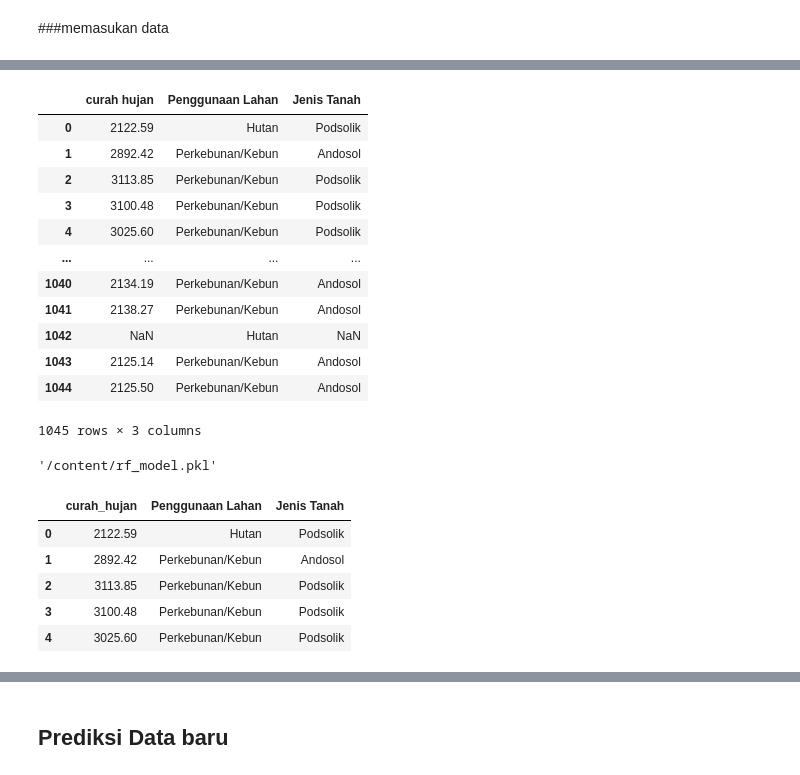
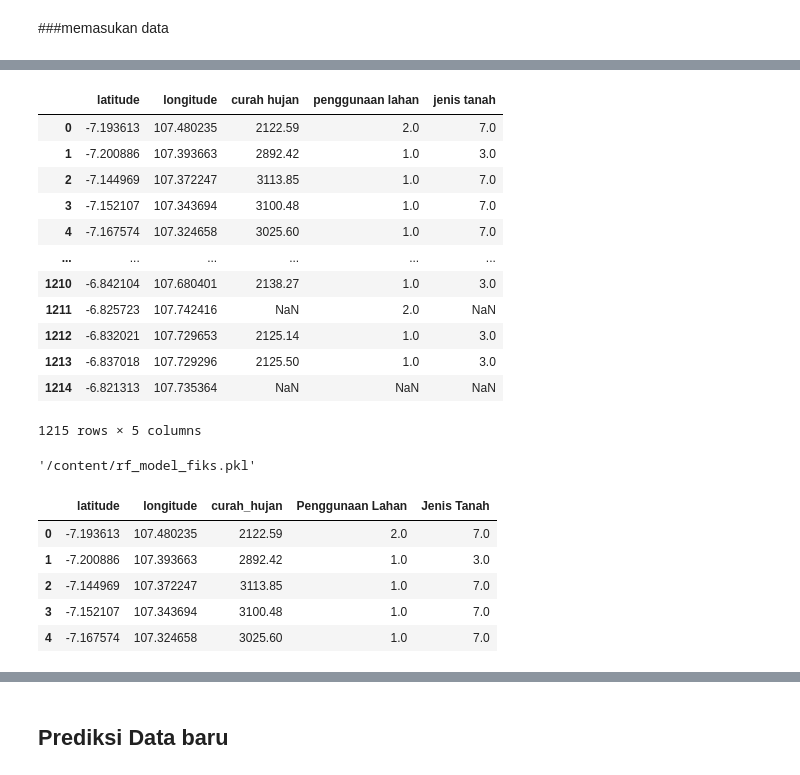
Before and after one commit to aryanriyanto/RandomForest_Prediksi_Banjir_Di_Kabupaten_Bandung, a Jupyter notebook: Prediksi_Banjir_Menggunakan_Random_Forest.ipynb, the cells around one changed output, grey strips where cells are left out. Cells and saved outputs as stored; diff of their text form; code cells hidden in the pictures.

```diff
--- a/Prediksi_Banjir_Menggunakan_Random_Forest.ipynb
+++ b/Prediksi_Banjir_Menggunakan_Random_Forest.ipynb
@@ -846,5 +918,5 @@ import pandas as pd
 import joblib
 
 # Path file data baru dan model tersimpan
-data_baru = pd.read_excel ('/content/data_baru_prediksi.xlsx')
-model_path = '/content/rf_model.pkl'
+data_baru = pd.read_excel ('/content/Data baru untuk Prediksi.xlsx')
+model_path = '/content/rf_model_fiks.pkl'
@@ -851,30 +937,30 @@ model_path = '/content/rf_model.pkl'
 # %%
 data_baru
 # %% [output]
-|  | curah hujan | Penggunaan Lahan | Jenis Tanah |
-| 0 | 2122.59 | Hutan | Podsolik |
-| 1 | 2892.42 | Perkebunan/Kebun | Andosol |
-| 2 | 3113.85 | Perkebunan/Kebun | Podsolik |
-| 3 | 3100.48 | Perkebunan/Kebun | Podsolik |
-| 4 | 3025.60 | Perkebunan/Kebun | Podsolik |
-| ... | ... | ... | ... |
-| 1040 | 2134.19 | Perkebunan/Kebun | Andosol |
-| 1041 | 2138.27 | Perkebunan/Kebun | Andosol |
-| 1042 | NaN | Hutan | NaN |
-| 1043 | 2125.14 | Perkebunan/Kebun | Andosol |
-| 1044 | 2125.50 | Perkebunan/Kebun | Andosol |
+|  | latitude | longitude | curah hujan | penggunaan lahan | jenis tanah |
+| 0 | -7.193613 | 107.480235 | 2122.59 | 2.0 | 7.0 |
+| 1 | -7.200886 | 107.393663 | 2892.42 | 1.0 | 3.0 |
+| 2 | -7.144969 | 107.372247 | 3113.85 | 1.0 | 7.0 |
+| 3 | -7.152107 | 107.343694 | 3100.48 | 1.0 | 7.0 |
+| 4 | -7.167574 | 107.324658 | 3025.60 | 1.0 | 7.0 |
+| ... | ... | ... | ... | ... | ... |
+| 1210 | -6.842104 | 107.680401 | 2138.27 | 1.0 | 3.0 |
+| 1211 | -6.825723 | 107.742416 | NaN | 2.0 | NaN |
+| 1212 | -6.832021 | 107.729653 | 2125.14 | 1.0 | 3.0 |
+| 1213 | -6.837018 | 107.729296 | 2125.50 | 1.0 | 3.0 |
+| 1214 | -6.821313 | 107.735364 | NaN | NaN | NaN |
-1045 rows × 3 columns
+1215 rows × 5 columns
 # %%
 model_path
 # %% [output]
-'/content/rf_model.pkl'
+'/content/rf_model_fiks.pkl'
 # %%
-data_baru = data_baru.rename(columns={"curah hujan": "curah_hujan"})
+data_baru = data_baru.rename(columns={"curah hujan": "curah_hujan", "penggunaan lahan" : "Penggunaan Lahan", "jenis tanah" : "Jenis Tanah"})
 data_baru.head(5)
 # %% [output]
-|  | curah_hujan | Penggunaan Lahan | Jenis Tanah |
-| 0 | 2122.59 | Hutan | Podsolik |
-| 1 | 2892.42 | Perkebunan/Kebun | Andosol |
-| 2 | 3113.85 | Perkebunan/Kebun | Podsolik |
-| 3 | 3100.48 | Perkebunan/Kebun | Podsolik |
-| 4 | 3025.60 | Perkebunan/Kebun | Podsolik |
+|  | latitude | longitude | curah_hujan | Penggunaan Lahan | Jenis Tanah |
+| 0 | -7.193613 | 107.480235 | 2122.59 | 2.0 | 7.0 |
+| 1 | -7.200886 | 107.393663 | 2892.42 | 1.0 | 3.0 |
+| 2 | -7.144969 | 107.372247 | 3113.85 | 1.0 | 7.0 |
+| 3 | -7.152107 | 107.343694 | 3100.48 | 1.0 | 7.0 |
+| 4 | -7.167574 | 107.324658 | 3025.60 | 1.0 | 7.0 |
```
Also changed, not shown: parts of 42 cells of this notebook.
